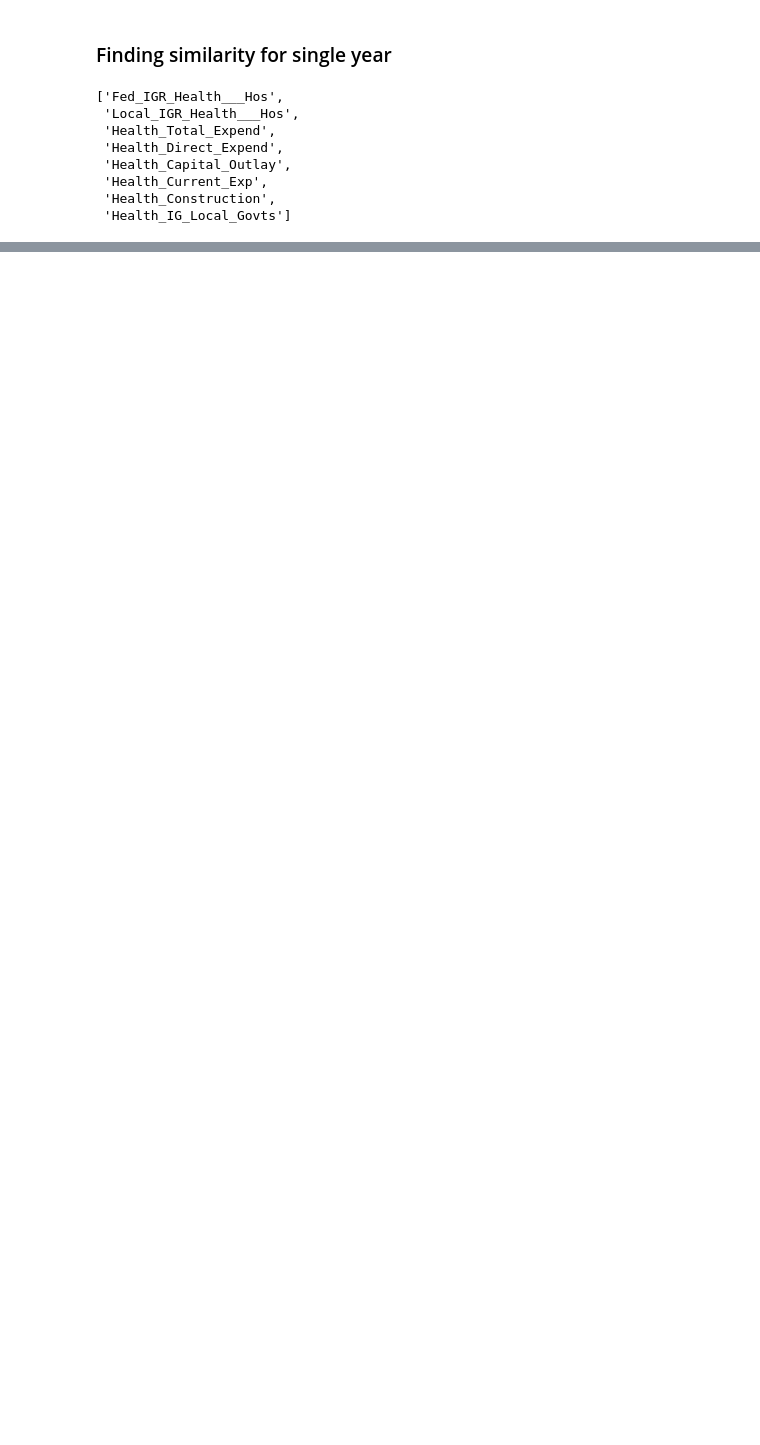
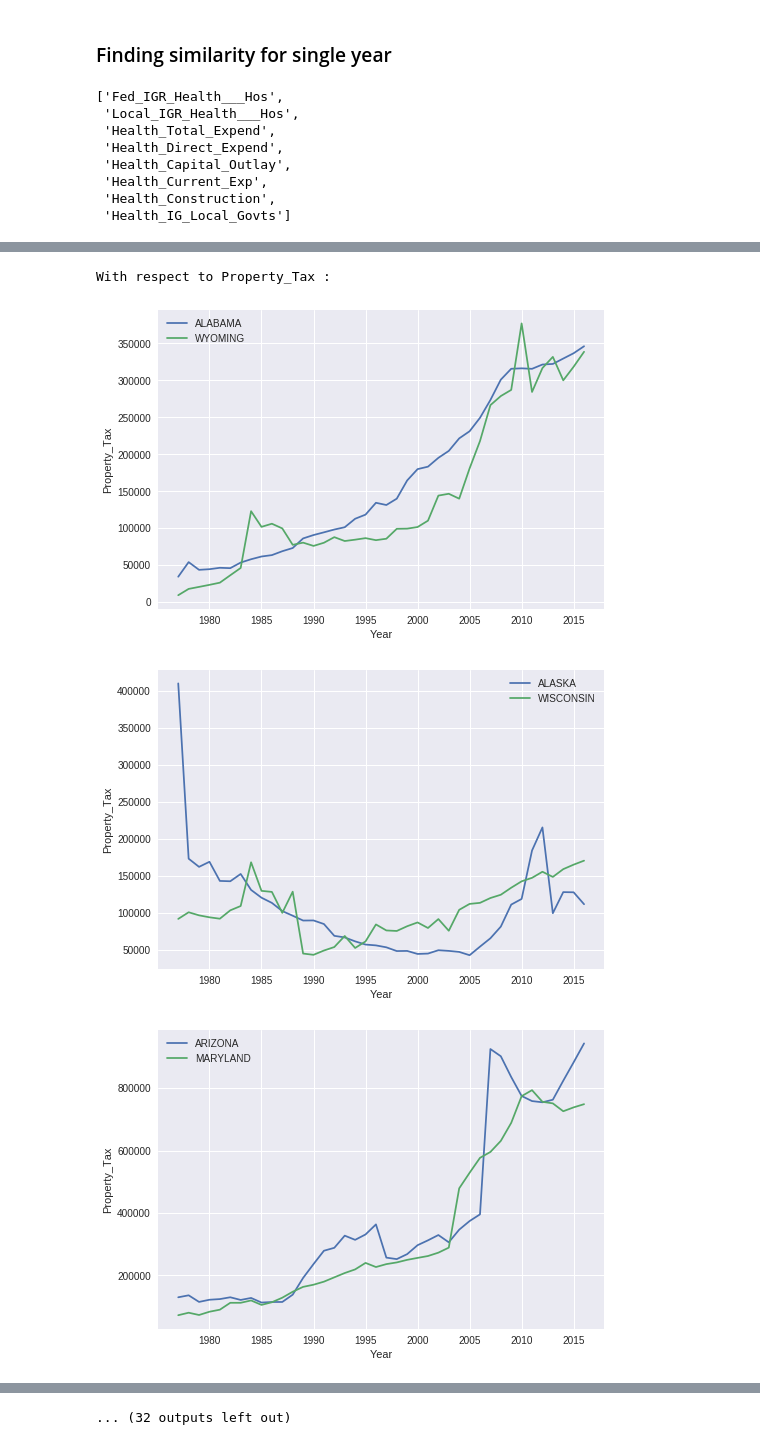
Before and after one commit to TruthTreeASD/ml, a Jupyter notebook: ASD_clustering1.ipynb, the cells around one changed output, grey strips where cells are left out. Saved outputs shown, nothing was run; the diff lists cells and outputs as text; code cells hidden in the pictures; blank space fills up the shorter version.

```diff
--- a/ASD_clustering1.ipynb
+++ b/ASD_clustering1.ipynb
@@ -267,0 +250,8 @@ plotting([similar_states[1]], 'Health_IG_Local_Govts')
+# %%
+attribute = 'Total_Income_Taxes'
+
+print('With respect to', attribute, ':')
+for state in data['State'].sort_values().drop_duplicates():
+  similar_states = getSimilarStates(state, attribute, 2)
+  print(state, 'is most similar to', similar_states[1:])
+#   plotting(similar_states, attribute)
@@ -267,0 +276,21 @@ plotting([similar_states[1]], 'Health_IG_Local_Govts')
+# %%
+state = 'ALABAMA'
+attribute = 'Property_Tax'
+# %%
+def clean_data(attribute):
+  df = data.pivot_table(index='State', columns='Year', values=attribute).sort_index()
+  a = df.astype(bool).sum(axis=1)
+  df = df.drop(index=a[a<10].index)
+  df = df.replace(0, np.nan)
+  df.iloc[:, 0] = df.iloc[:, 0].fillna(0)
+  df = df.interpolate()
+  df = df.fillna(0)
+  return df
+# %%
+# state = 'ALABAMA'
+
+attribute = 'Property_Tax'
+# attribute = 'Total_Income_Taxes'
+# attribute = 'Tot_Sales___Gr_Rec_Tax'
+
+num = 1
@@ -267,0 +302,15 @@ plotting([similar_states[1]], 'Health_IG_Local_Govts')
+# %%
+print('With respect to', attribute, ':')
+df = clean_data(attribute)
+for state in df.index.tolist():
+  indices = getNearest(df, num+1)
+  id_ = df.index.tolist().index(state)
+  neighbors = indices[id_]
+  similar_states = df.index[neighbors].tolist()
+#   print(state, 'is most similar to', similar_states[1:])
+  plotting(similar_states, attribute)
+# %% [output]
+With respect to Property_Tax :
+[figure, added]
+[figure, added]
+[figure, added]
@@ -267,0 +325 @@ plotting([similar_states[1]], 'Health_IG_Local_Govts')
+... (32 outputs left out)
```
Also changed, not shown: parts of 37 cells of this notebook.
